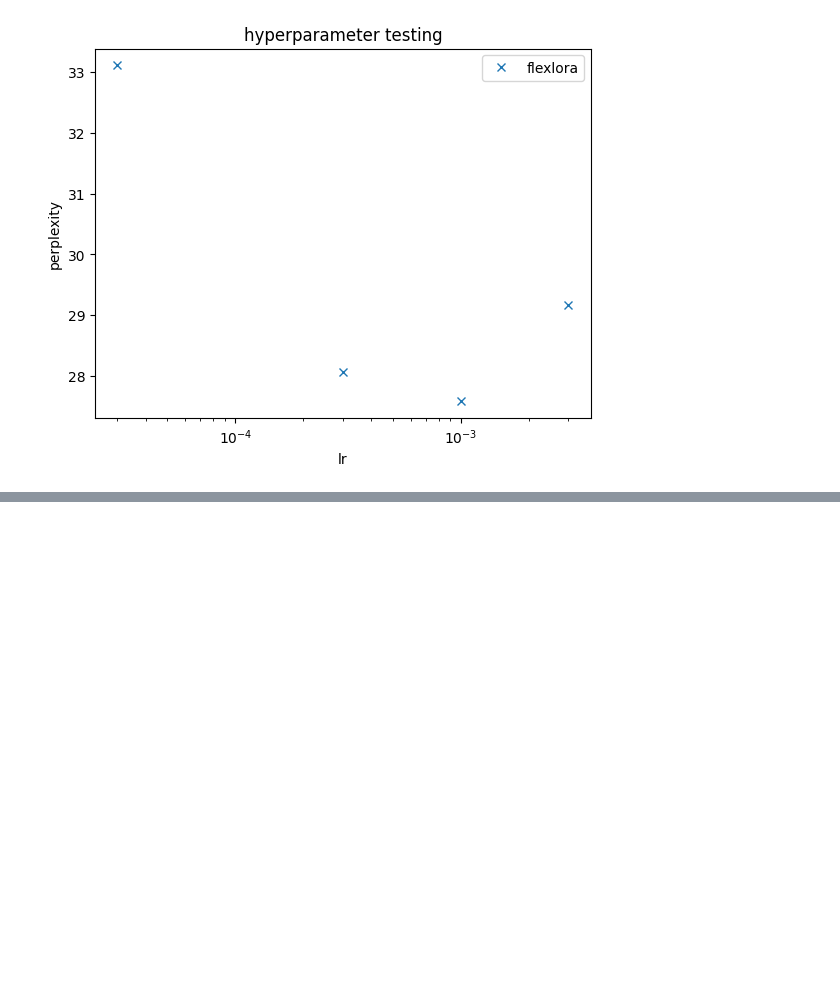
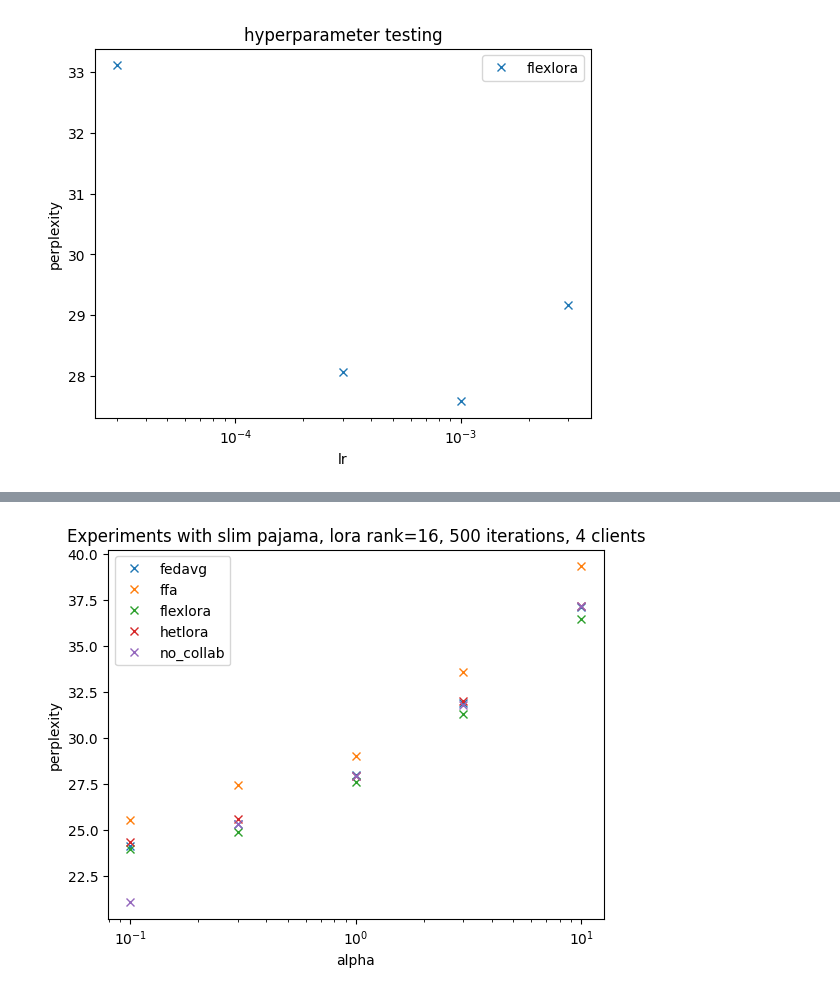
Before and after one commit to Matthew2357/project, a Jupyter notebook: first_graphs.ipynb, the cells around one changed output, grey strips where cells are left out. Saved outputs shown, nothing was run; the diff lists cells and outputs as text; code cells hidden in the pictures; blank space fills up the shorter version.

Commit message:
new graphs

```diff
--- a/first_graphs.ipynb
+++ b/first_graphs.ipynb
@@ -143,3 +143,15 @@ plt.legend()
 plt.show()
 # %% [output]
 [figure]
+# %%
+
+data = [
+    [0.1, 0.3, 1, 3, 10],
+    [24.13, 25.32, 27.95, 31.90, 37.11],
+    [25.53, 27.44, 29.03, 33.58, 39.33],
+    [23.93, 24.87, 27.58, 31.31, 36.44],
+    [24.31, 25.59, 27.92, 32.02, 37.17],
+    [21.05, 25.32, 27.91, 31.78, 37.15]
+]
+columns = ['alpha','fedavg', 'ffa', 'flexlora', 'hetlora', 'no_collab']
+df_alpha = pd.DataFrame({col:data[i] for i, col in enumerate(columns)})
@@ -145,0 +167,18 @@ plt.show()
+# %%
+x = df_alpha['alpha']
+y = df_alpha.drop(columns=['alpha'])
+for column in y:
+    plt.plot(x,y[column], label=column, marker='x', linestyle='')
+# Add labels and title
+plt.xlabel('alpha')
+plt.ylabel('perplexity')
+plt.title('Experiments with slim pajama, lora rank=16, 500 iterations, 4 clients')
+
+plt.xscale('log')
+# Display legend
+plt.legend()
+
+# Show plot
+plt.show()
+# %% [output]
+[figure, added]
```
Also changed, not shown: parts of 3 cells of this notebook.
